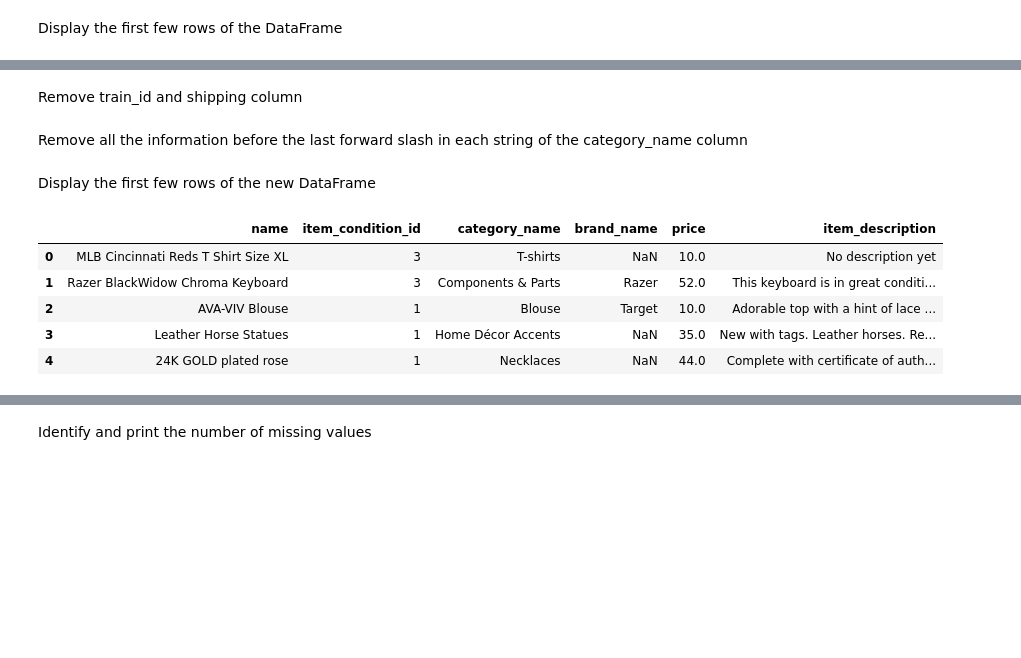
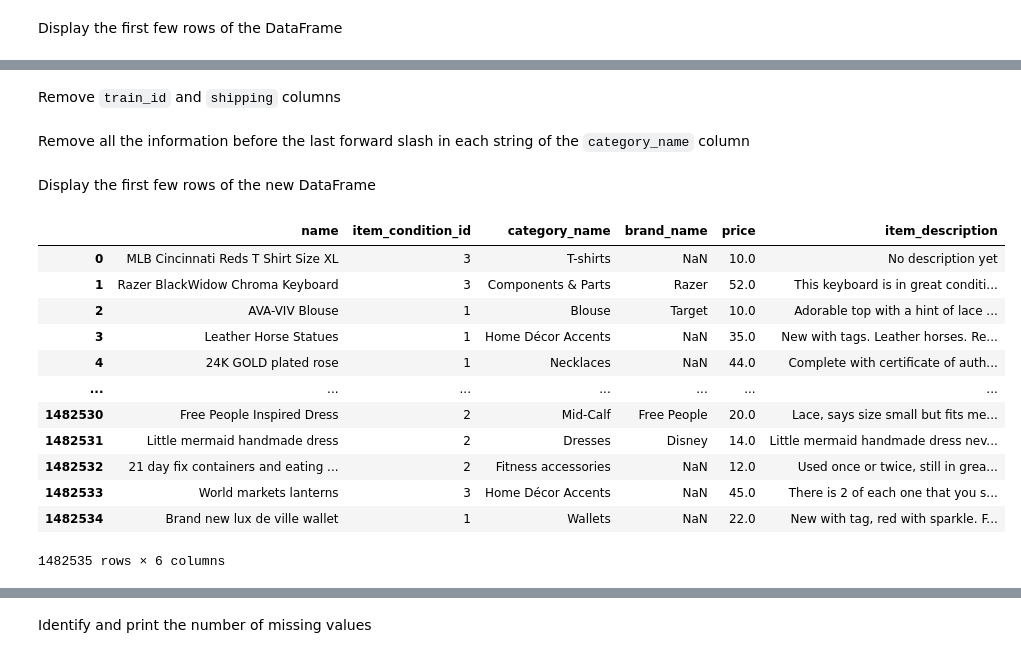
Before and after one commit to danielsimon4/price_recommender, a Jupyter notebook: price_recommender.ipynb, the cells around one changed output, grey strips where cells are left out. Drawn from its saved outputs; the diff is of its cells as text; code cells hidden in the pictures; blank space fills up the shorter version.

```diff
--- a/PriceRecommendator.ipynb
+++ b/price_recommender.ipynb
@@ -51,21 +45,28 @@ df.head()
 | 3 | 3 | Leather Horse Statues | 1 | Home/Home Décor/Home Décor Accents | NaN | 35.0 | 1 | New with tags. Leather horses. Re... |
 | 4 | 4 | 24K GOLD plated rose | 1 | Women/Jewelry/Necklaces | NaN | 44.0 | 0 | Complete with certificate of auth... |
 # %% [markdown]
-Remove train_id and shipping column
+Remove `train_id` and `shipping` columns
 # %%
 df = df.drop(['train_id', 'shipping'], axis=1)
 # %% [markdown]
-Remove all the information before the last forward slash in each string of the category_name column
+Remove all the information before the last forward slash in each string of the `category_name` column
 # %%
 df['category_name'] = df['category_name'].str.rsplit('/', n=1).str[-1].str.strip()
 # %% [markdown]
 Display the first few rows of the new DataFrame
 # %%
-df.head()
+df
 # %% [output]
 |  | name | item_condition_id | category_name | brand_name | price | item_description |
 | 0 | MLB Cincinnati Reds T Shirt Size XL | 3 | T-shirts | NaN | 10.0 | No description yet |
 | 1 | Razer BlackWidow Chroma Keyboard | 3 | Components & Parts | Razer | 52.0 | This keyboard is in great conditi... |
 | 2 | AVA-VIV Blouse | 1 | Blouse | Target | 10.0 | Adorable top with a hint of lace ... |
 | 3 | Leather Horse Statues | 1 | Home Décor Accents | NaN | 35.0 | New with tags. Leather horses. Re... |
 | 4 | 24K GOLD plated rose | 1 | Necklaces | NaN | 44.0 | Complete with certificate of auth... |
+| ... | ... | ... | ... | ... | ... | ... |
+| 1482530 | Free People Inspired Dress | 2 | Mid-Calf | Free People | 20.0 | Lace, says size small but fits me... |
+| 1482531 | Little mermaid handmade dress | 2 | Dresses | Disney | 14.0 | Little mermaid handmade dress nev... |
+| 1482532 | 21 day fix containers and eating ... | 2 | Fitness accessories | NaN | 12.0 | Used once or twice, still in grea... |
+| 1482533 | World markets lanterns | 3 | Home Décor Accents | NaN | 45.0 | There is 2 of each one that you s... |
+| 1482534 | Brand new lux de ville wallet | 1 | Wallets | NaN | 22.0 | New with tag, red with sparkle. F... |
+1482535 rows × 6 columns
```
Also changed, not shown: parts of 57 cells of this notebook.
